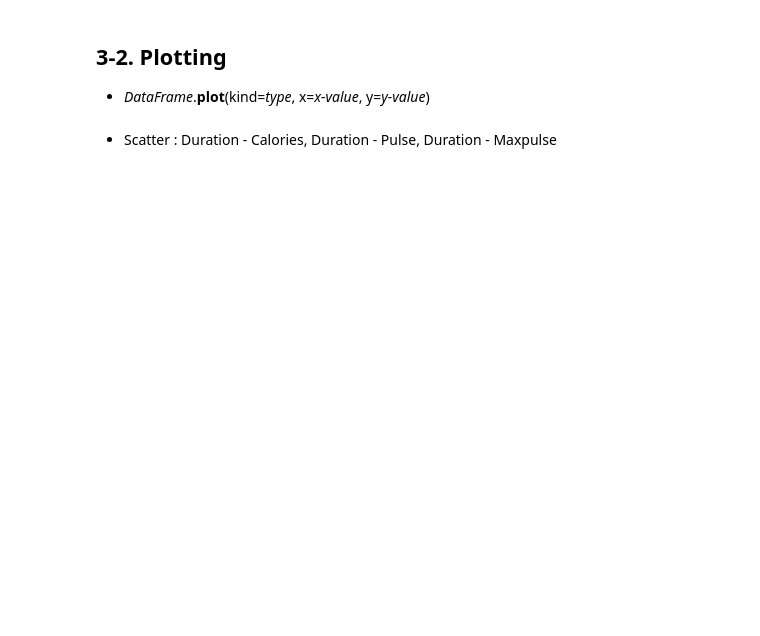
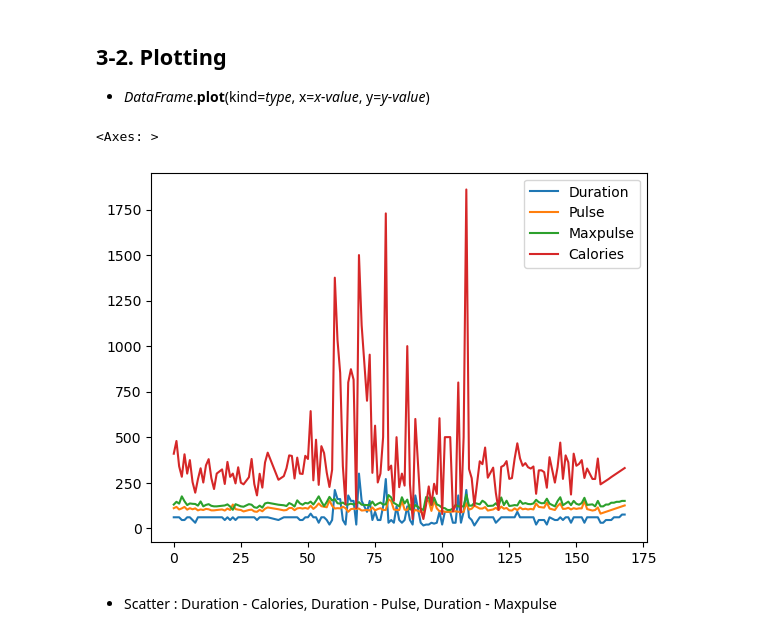
Before and after one commit to water4360/Basic-Python, a Jupyter notebook: DA_Lib/da_practice_2023-08-29/Day2_실습_2_데이터 분석 기초.ipynb, the cells around one changed output. Saved outputs shown, nothing was run; the diff lists cells and outputs as text; code cells hidden in the pictures; blank space fills up the shorter version.

```diff
--- a/DA_Lib/da_practice_2023-08-29/Day2_실습_2_데이터 분석 기초.ipynb
+++ b/DA_Lib/da_practice_2023-08-29/Day2_실습_2_데이터 분석 기초.ipynb
@@ -93,3 +180,7 @@ data = {
 ## 3-1. Correlation
 * *dataframe*.**corr**(method, min_periods)
   - Pefect, Good, Bad relationship
+# %%
+import pandas as pd
+df_data = pd.read_csv('data.csv')
+df_data
@@ -95,0 +201,4 @@ data = {
+# %%
+# Empty Cells (dropna만 실행하면 반영 안됨. inplace 추가 필수)
+df_data.dropna(inplace=True)
+df_data.info()
@@ -95,0 +254,5 @@ data = {
+# %%
+# Duplicates
+df_data.duplicated()
+df_data.drop_duplicates(inplace=True)
+df_data
@@ -96,5 +285,10 @@ data = {
 # %% [markdown]
 ## 3-2. Plotting
 * *DataFrame*.**plot**(kind=*type*, x=*x-value*, y=*y-value*)
+# %%
+df_data.plot()
+# %% [output]
+<Axes: >
+[figure, added]
 # %% [markdown]
 * Scatter : Duration - Calories, Duration - Pulse, Duration - Maxpulse
```
Also changed, not shown: parts of 37 cells of this notebook.
